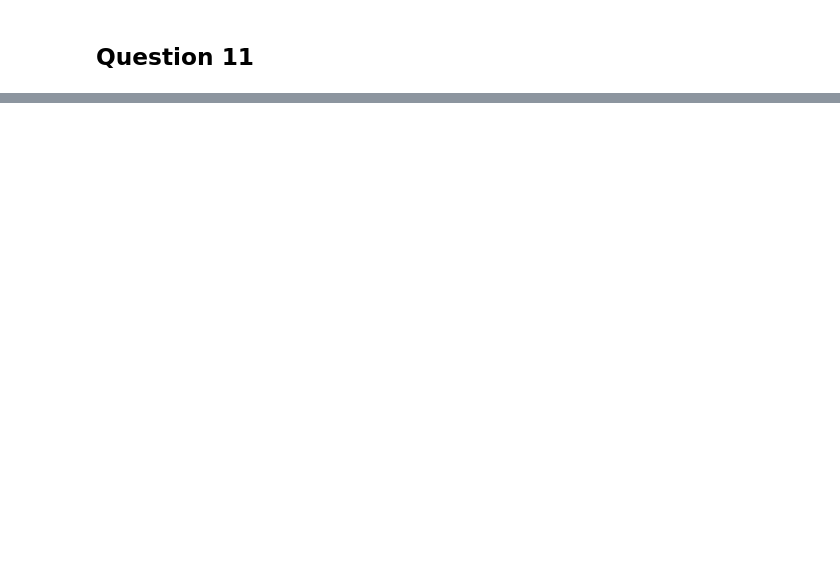
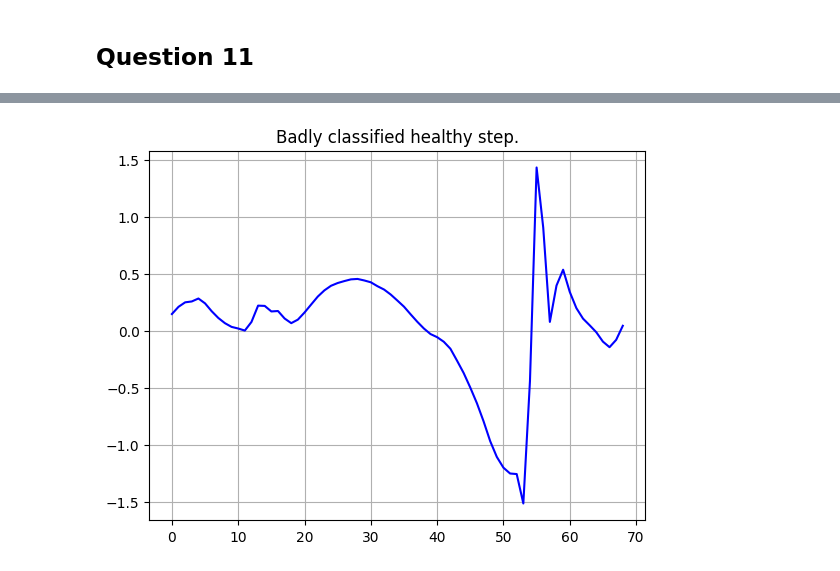
Before and after one commit to hpavy/DM_1_time_series, a Jupyter notebook: Assignment 1 - ML for TS (MVA).ipynb, the cells around one changed output, grey strips where cells are left out. Drawn from its saved outputs; the diff is of its cells as text; code cells hidden in the pictures; blank space fills up the shorter version.

```diff
--- a/Assignment 1 - ML for TS (MVA).ipynb
+++ b/Assignment 1 - ML for TS (MVA).ipynb
@@ -98,0 +140,12 @@ for code in np.take(code_list, subset_indexes_test):
+# %%
+# Testing
+# We compute the distance matrix once
+distance_matrix_test = np.empty((len(X_test_norm), len(X_train_norm)))
+for i in range(len(X_test_norm)):
+    for j in range(len(X_train_norm)):
+        distance_matrix_test[i, j]= get_dtw_distance(X_test_norm[i], X_train_norm[j])
+# %%
+knn = KNeighborsClassifier(n_neighbors=5, metric="precomputed")
+knn.fit(distance_matrix, y_train)
+score = f1_score(np.array(y_test), knn.predict(distance_matrix_test))
+print(f"The f1 score for the test set is {score:.2f}.")
@@ -99,2 +162,6 @@ for code in np.take(code_list, subset_indexes_test):
 # %% [markdown]
 ## Question 11
+# %%
+result = knn.predict(distance_matrix_test)
+mask = (result != y_test) & (result == 1)
+ind_health = np.where(mask)
@@ -100,0 +181,7 @@ for code in np.take(code_list, subset_indexes_test):
+# %%
+plt.plot(X_test[ind_health[0][0]], color="b")
+plt.grid()
+plt.title("Badly classified healthy step.")
+plt.savefig("images/healty.png")
+# %% [output]
+[figure, added]
```
Also changed, not shown: parts of 12 cells of this notebook, 2 other files.
